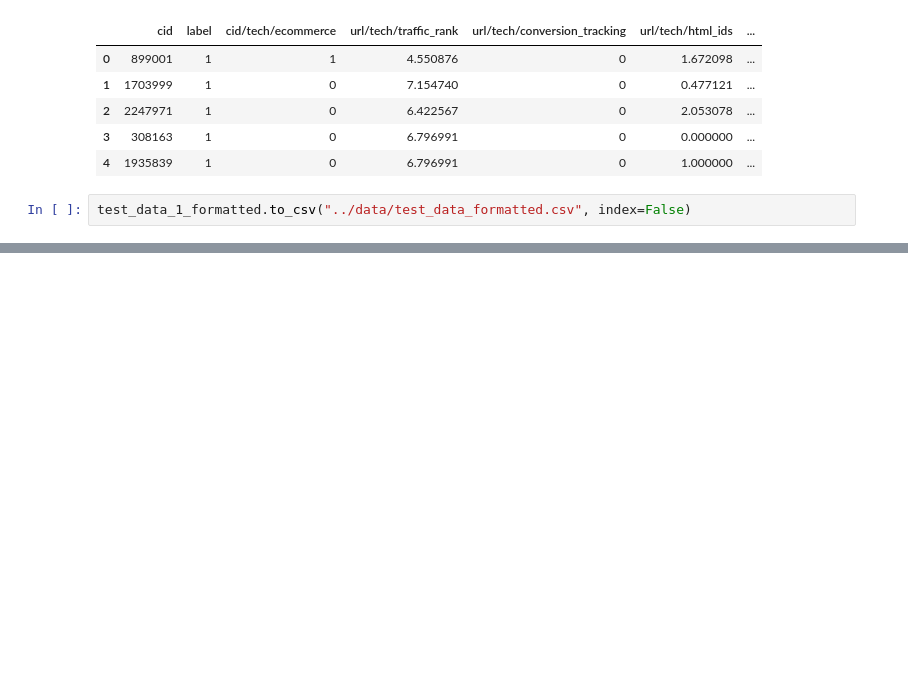
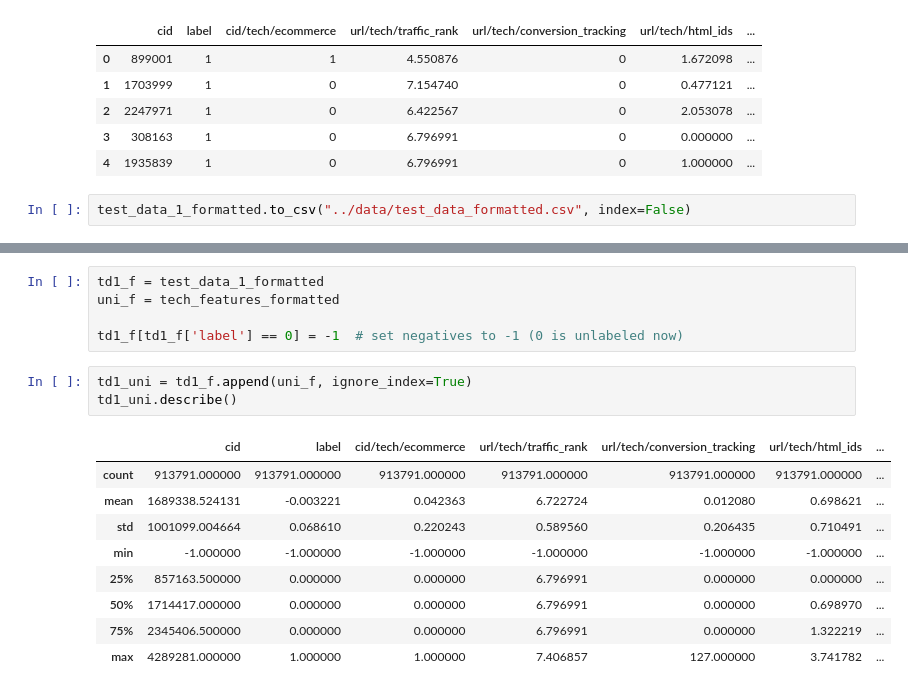
Before and after one commit to lcreyes/GI, a Jupyter notebook: notebook/Dataset reformatting.ipynb, the cells around one changed output, grey strips where cells are left out. Drawn from its saved outputs; the diff is of its cells as text; blank space fills up the shorter version.

Commit message:
Notebook to format datasets updated with method to combine the training set and universe

```diff
--- a/notebook/Dataset reformatting.ipynb
+++ b/notebook/Dataset reformatting.ipynb
@@ -100,0 +121,18 @@ test_data_1_formatted.to_csv("../data/test_data_formatted.csv", index=False)
+# %%
+td1_f = test_data_1_formatted
+uni_f = tech_features_formatted
+
+td1_f[td1_f['label'] == 0] = -1  # set negatives to -1 (0 is unlabeled now)
+# %%
+td1_uni = td1_f.append(uni_f, ignore_index=True)
+td1_uni.describe()
+# %% [output]
+|  | cid | label | cid/tech/ecommerce | url/tech/traffic_rank | url/tech/conversion_tracking | url/tech/html_ids | ... |
+| count | 913791.000000 | 913791.000000 | 913791.000000 | 913791.000000 | 913791.000000 | 913791.000000 | ... |
+| mean | 1689338.524131 | -0.003221 | 0.042363 | 6.722724 | 0.012080 | 0.698621 | ... |
+| std | 1001099.004664 | 0.068610 | 0.220243 | 0.589560 | 0.206435 | 0.710491 | ... |
+| min | -1.000000 | -1.000000 | -1.000000 | -1.000000 | -1.000000 | -1.000000 | ... |
+| 25% | 857163.500000 | 0.000000 | 0.000000 | 6.796991 | 0.000000 | 0.000000 | ... |
+| 50% | 1714417.000000 | 0.000000 | 0.000000 | 6.796991 | 0.000000 | 0.698970 | ... |
+| 75% | 2345406.500000 | 0.000000 | 0.000000 | 6.796991 | 0.000000 | 1.322219 | ... |
+| max | 4289281.000000 | 1.000000 | 1.000000 | 7.406857 | 127.000000 | 3.741782 | ... |
```
Also changed, not shown: parts of 9 cells of this notebook.
